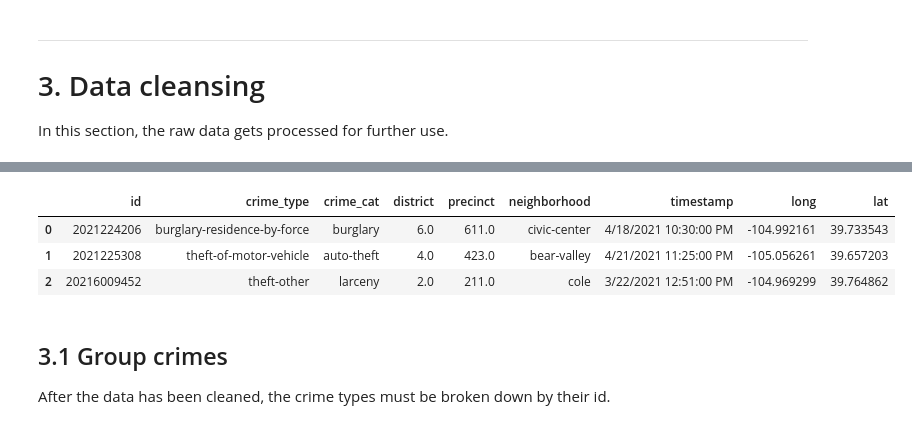
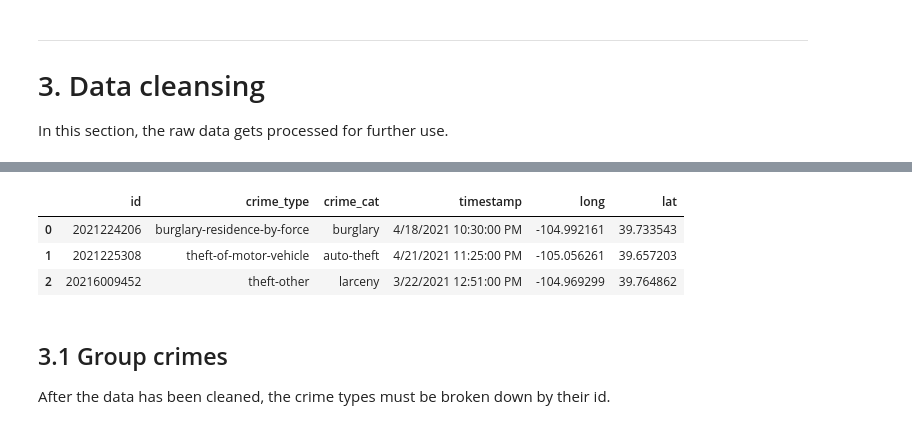
Before and after one commit to pxtn/zhaw-bsc-thesis-network-science, a Jupyter notebook: notebooks/1_data_prep.ipynb, the cells around one changed output, grey strips where cells are left out. Saved outputs shown, nothing was run; the diff lists cells and outputs as text; code cells hidden in the pictures.

```diff
--- a/notebooks/1_data_prep.ipynb
+++ b/notebooks/1_data_prep.ipynb
@@ -105,14 +99,14 @@ crime.head(3)
 # %%
 # In Anlehnung an Pelli (2021).
 
 # Only select relevant columns
-df = crime[['id', 'crime_type', 'crime_cat', 'district', 'precinct', 'neighborhood', 'timestamp', 'long', 'lat']]
+df = crime[['id', 'crime_type', 'crime_cat', 'timestamp', 'long', 'lat']]
 df.head(3)
 # %% [output]
-|  | id | crime_type | crime_cat | district | precinct | neighborhood | timestamp | long | lat |
-| 0 | 2021224206 | burglary-residence-by-force | burglary | 6.0 | 611.0 | civic-center | 4/18/2021 10:30:00 PM | -104.992161 | 39.733543 |
-| 1 | 2021225308 | theft-of-motor-vehicle | auto-theft | 4.0 | 423.0 | bear-valley | 4/21/2021 11:25:00 PM | -105.056261 | 39.657203 |
-| 2 | 20216009452 | theft-other | larceny | 2.0 | 211.0 | cole | 3/22/2021 12:51:00 PM | -104.969299 | 39.764862 |
+|  | id | crime_type | crime_cat | timestamp | long | lat |
+| 0 | 2021224206 | burglary-residence-by-force | burglary | 4/18/2021 10:30:00 PM | -104.992161 | 39.733543 |
+| 1 | 2021225308 | theft-of-motor-vehicle | auto-theft | 4/21/2021 11:25:00 PM | -105.056261 | 39.657203 |
+| 2 | 20216009452 | theft-other | larceny | 3/22/2021 12:51:00 PM | -104.969299 | 39.764862 |
 # %% [markdown]
 ## 3.1 Group crimes
 After the data has been cleaned, the crime types must be broken down by their id.
```
Also changed, not shown: parts of 27 cells of this notebook, 12 other files.
